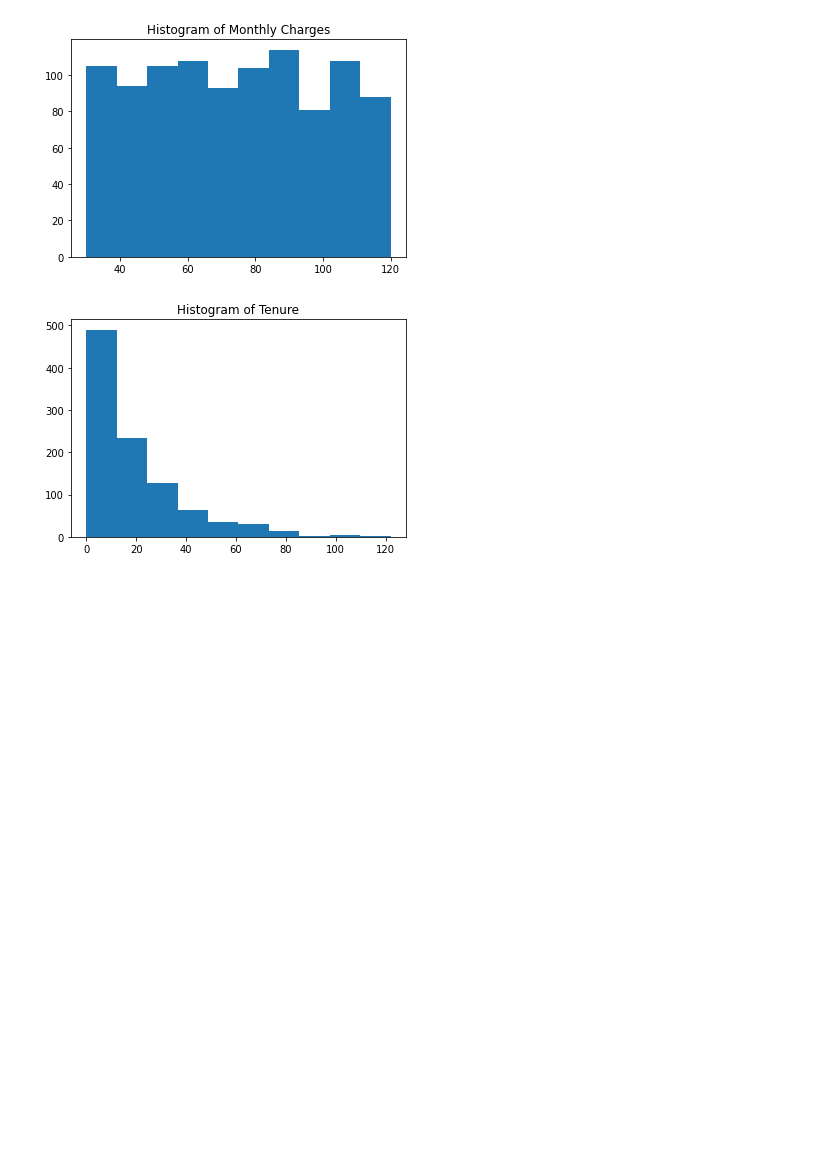
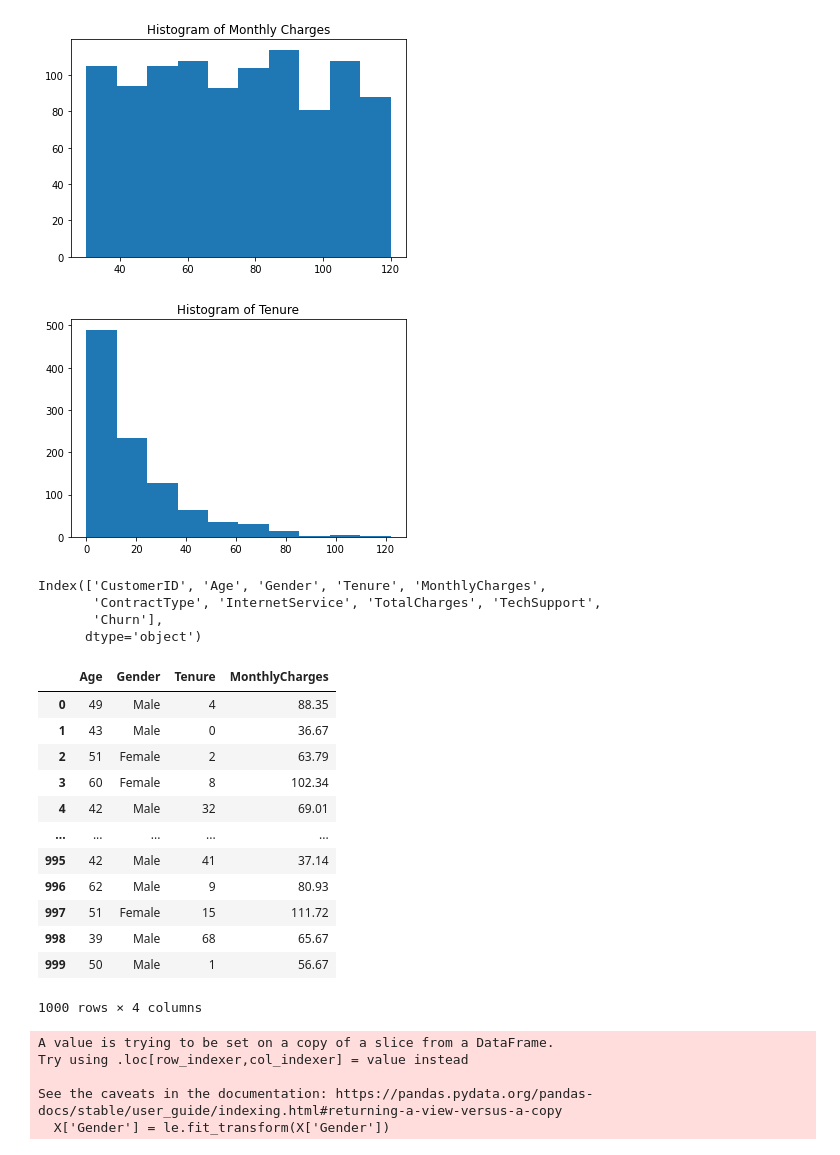
Before and after one commit to halchemylab/Customer-Churn-Prediction-Machine-Learning-Project, a Jupyter notebook: analysis.ipynb, the cells around one changed output. Cells and saved outputs as stored; diff of their text form; code cells hidden in the pictures; blank space fills up the shorter version.

```diff
--- a/analysis.ipynb
+++ b/analysis.ipynb
@@ -166,3 +166,29 @@ plt.title("Histogram of Tenure")
 plt.show()
 # %% [output]
 [figure]
+# %%
+df.columns
+# %% [output]
+Index(['CustomerID', 'Age', 'Gender', 'Tenure', 'MonthlyCharges',
+       'ContractType', 'InternetService', 'TotalCharges', 'TechSupport',
+       'Churn'],
+      dtype='object')
+# %%
+y = df[["Churn"]]
+X = df[["Age", "Gender", "Tenure", "MonthlyCharges"]]
+# %%
+X
+# %% [output]
+|  | Age | Gender | Tenure | MonthlyCharges |
+| 0 | 49 | Male | 4 | 88.35 |
+| 1 | 43 | Male | 0 | 36.67 |
+| 2 | 51 | Female | 2 | 63.79 |
+| 3 | 60 | Female | 8 | 102.34 |
+| 4 | 42 | Male | 32 | 69.01 |
+| ... | ... | ... | ... | ... |
+| 995 | 42 | Male | 41 | 37.14 |
+| 996 | 62 | Male | 9 | 80.93 |
+| 997 | 51 | Female | 15 | 111.72 |
+| 998 | 39 | Male | 68 | 65.67 |
+| 999 | 50 | Male | 1 | 56.67 |
+1000 rows × 4 columns
@@ -168,0 +198,8 @@ plt.show()
+# %%
+X['Gender'] = le.fit_transform(X['Gender'])
+# %% [output]
+A value is trying to be set on a copy of a slice from a DataFrame.
+Try using .loc[row_indexer,col_indexer] = value instead
+
+See the caveats in the documentation: https://pandas.pydata.org/pandas-docs/stable/user_guide/indexing.html#returning-a-view-versus-a-copy
+  X['Gender'] = le.fit_transform(X['Gender'])
```
Also changed, not shown: parts of 6 cells of this notebook.
